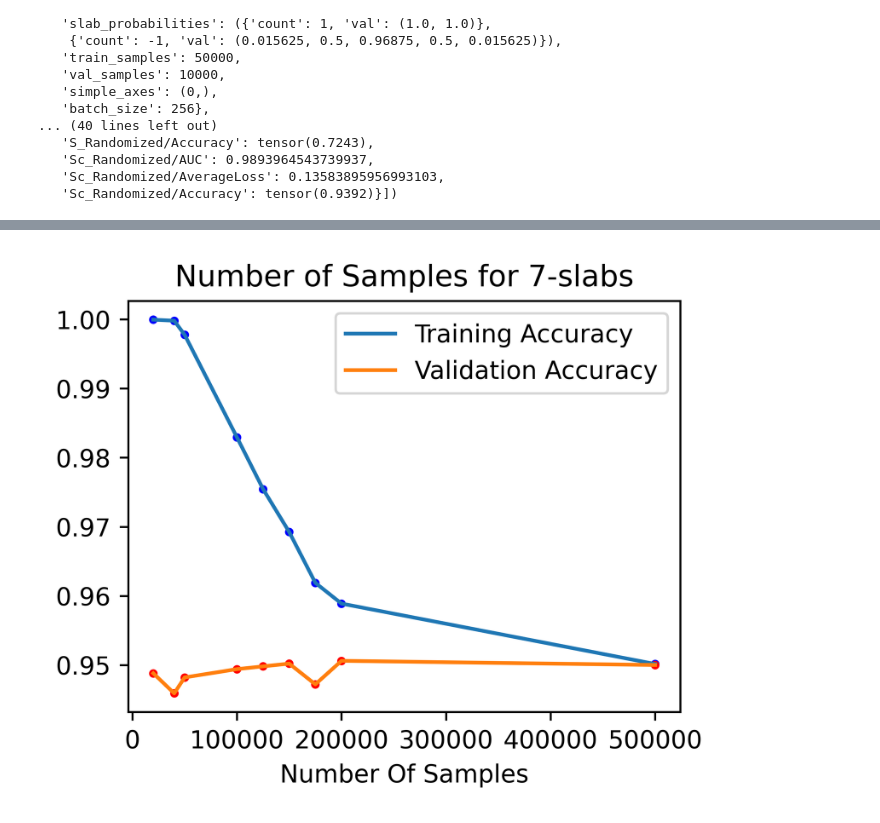
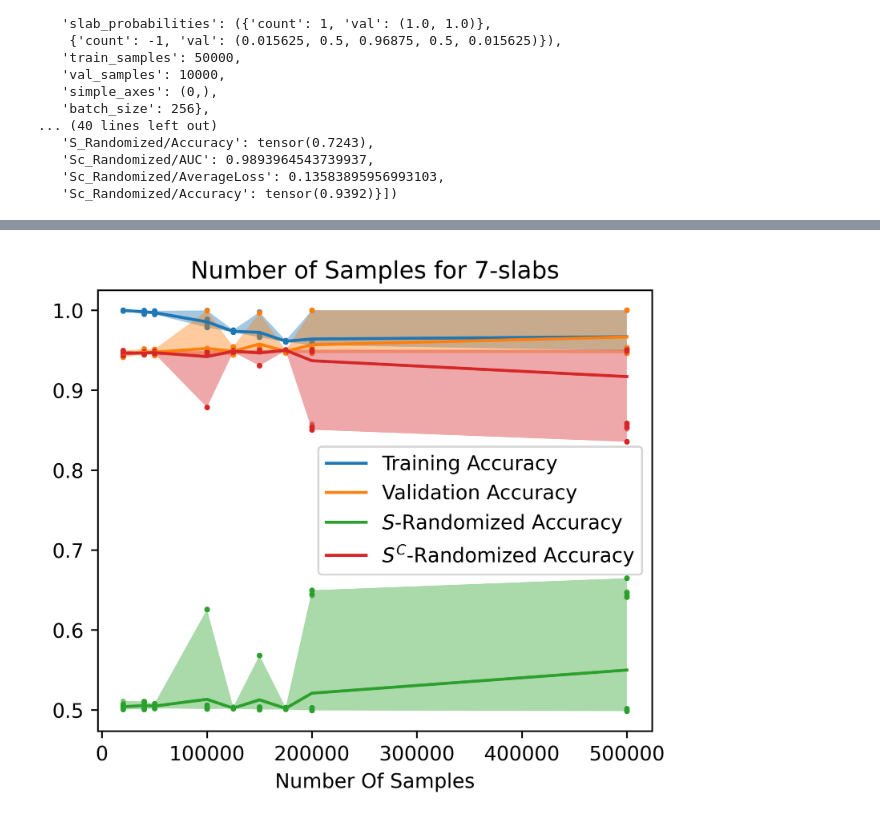
Before and after one commit to tianwen-fu/701-simplicity-bias, a Jupyter notebook: notebooks/extract_metrics.ipynb, the cells around one changed output, grey strips where cells are left out. Saved outputs shown, nothing was run; the diff lists cells and outputs as text; code cells hidden in the pictures.

Commit message:
plotting update

```diff
--- a/notebooks/extract_metrics.ipynb
+++ b/notebooks/extract_metrics.ipynb
@@ -103,0 +134,20 @@ plt.close(fig)
+# %%
+for nlayers, color in zip(num_layers, ('#1f77b4', '#ff7f0e', '#2ca02c', '#d62728', '#9467bd', '#8c564b', '#e377c2', '#7f7f7f', '#bcbd22', '#17becf')):
+    fig = plt.figure(figsize=(3, 2), dpi=600)
+    related = [(key[0], val) for key, val in data_tuning_dict.items() if key[1] == nlayers]
+    related = [(k, v) for k, lst in related for v in lst]
+    for latent_dim, v in related[:-1]:
+        plt.scatter(latent_dim, v['Train/Accuracy'], s=16, marker='+', alpha=0.4, color='red')
+        plt.scatter(latent_dim, v['Val/Accuracy'], s=10, marker='o', alpha=0.4, color='blue')
+    for latent_dim, v in related[-1:]:
+        plt.scatter(latent_dim, v['Train/Accuracy'], s=16, marker='+', alpha=0.4, color='red', label='Train')
+        plt.scatter(latent_dim, v['Val/Accuracy'], s=10, marker='o', alpha=0.4, color='blue', label='Val')
+    plt.xlabel('Latent Dimension')
+    plt.ylim([0.93, 1.02])
+    plt.xlim([0, 1100])
+    plt.legend()
+    plt.title(f'Number of Layers = {nlayers}')
+    # save to png as there are too many points
+    plt.savefig(f'modelsize_nlayers{nlayers}.png', bbox_inches='tight', pad_inches=0, dpi=600)
+    plt.show()
+    plt.close(fig)
@@ -119,33 +175,39 @@ data_nsamples = [(key, val) for key, val in data if filter_nsamples(key)]
 # %%
 data_nsamples_dict = {}
 nsamples_keys = []
 for key, val in data_nsamples:
     nsamples = key['data']['train_samples']
-    if False and nsamples in data_nsamples_dict: # need to remove outliers, fix it later
+    if nsamples in data_nsamples_dict: # need to remove outliers, fix it later
         data_nsamples_dict[nsamples].extend(val)
     else:
         data_nsamples_dict[nsamples] = val
         nsamples_keys.append(nsamples)
 def avg(lst):
     return sum(lst) / len(lst)
-fig = plt.figure(figsize=(4, 3), dpi=600)
+fig = plt.figure(figsize=(5, 4), dpi=600)
 nsamples_keys.sort()
-train_accs = [avg([v['Train/Accuracy'] for v in data_nsamples_dict[key]]) for key in nsamples_keys]
-val_accs = [avg([v['Val/Accuracy'] for v in data_nsamples_dict[key]]) for key in nsamples_keys]
-plt.plot(nsamples_keys, train_accs, label='Training Accuracy')
-plt.plot(nsamples_keys, val_accs, label='Validation Accuracy')
-for key, val in data_nsamples_dict.items():
-    for v in val:
-        plt.scatter(key, v['Train/Accuracy'], color='blue', s=6)
-        plt.scatter(key, v['Val/Accuracy'], color='red', s=6)
+for ds, label, color, kwargs in zip(
+    ('Train', 'Val', 'S_Randomized', 'Sc_Randomized'),
+    ('Training Accuracy', 'Validation Accuracy', '$S$-Randomized Accuracy', '$S^C$-Randomized Accuracy'),
+    ('#1f77b4', '#ff7f0e', '#2ca02c', '#d62728', '#9467bd', '#8c564b', '#e377c2', '#7f7f7f', '#bcbd22', '#17becf'), # Pyplot Default
+    ({}, {}, {}, {})
+):
+    avg_acc = [avg([v[f'{ds}/Accuracy'] for v in data_nsamples_dict[key]]) for key in nsamples_keys]
+    min_acc = [min([v[f'{ds}/Accuracy'] for v in data_nsamples_dict[key]]) for key in nsamples_keys]
+    max_acc = [max([v[f'{ds}/Accuracy'] for v in data_nsamples_dict[key]]) for key in nsamples_keys]
+    plt.plot(nsamples_keys, avg_acc, label=label, color=color, **kwargs)
+    plt.fill_between(nsamples_keys, min_acc, max_acc, alpha=0.4)
+    for key, val in data_nsamples_dict.items():
+        for v in data_nsamples_dict[key]:
+            plt.scatter(key, v[f'{ds}/Accuracy'], color=color, s=3, alpha=0.5)
 plt.title('Number of Samples for 7-slabs')
-plt.savefig('7slabs_nsamples.pdf', dpi=600, pad_inches=0, bbox_inches='tight')
 plt.xlabel('Number Of Samples')
 plt.legend()
+plt.savefig('7slabs_nsamples.pdf', dpi=600, pad_inches=0, bbox_inches='tight')
 plt.show()
 plt.close(fig)
 # %% [output]
-[figure, old version]
+[figure, new version]
 # %%
 data_tanh_7slabs = [(key, val) for key, val in data if 'activation' in key['model'] and key['model']['activation'] == 'tanh' and
                                                         key['data']['slabs'][1]['val'] == 7]
```
Also changed, not shown: parts of 8 cells of this notebook.
